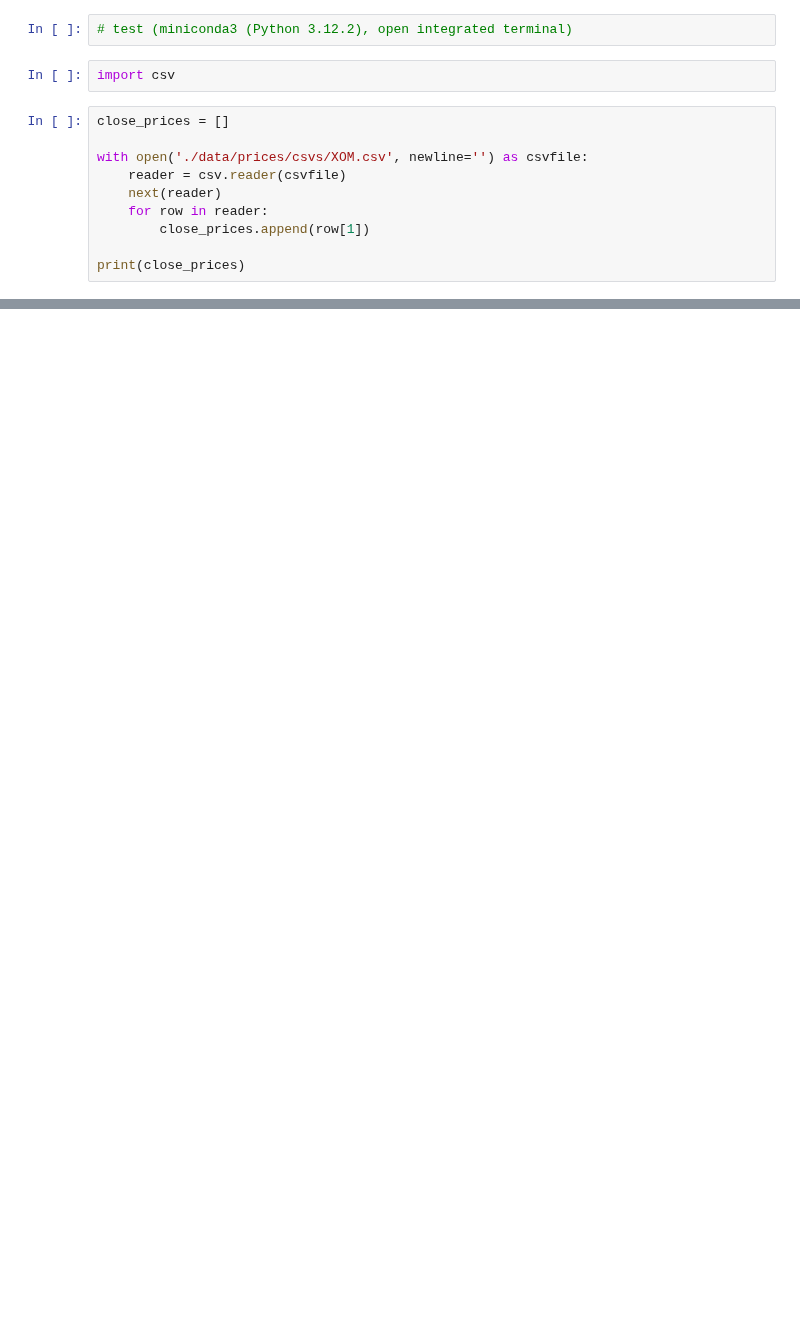
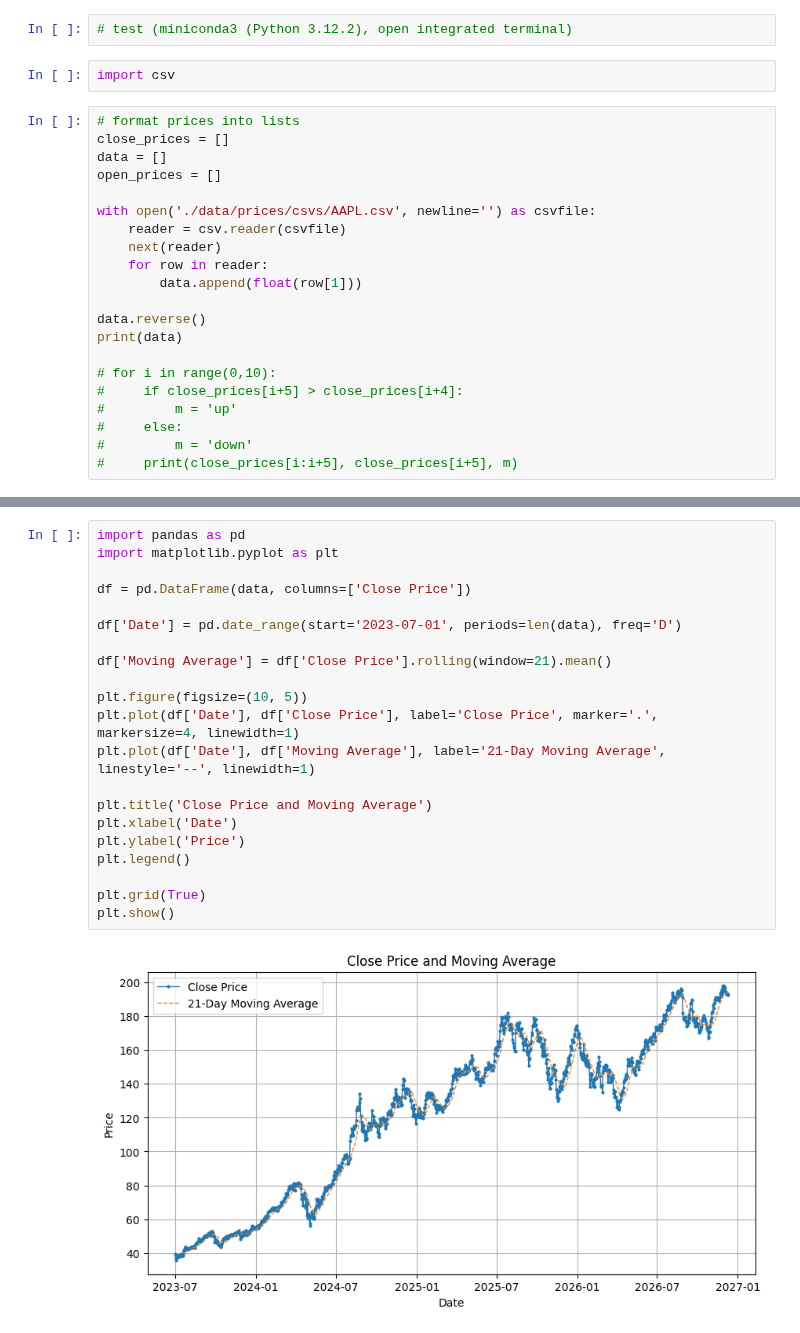
Before and after one commit to majanamyslowska/Thesis, a Jupyter notebook: test2.ipynb, the cells around one changed output, grey strips where cells are left out. Drawn from its saved outputs; the diff is of its cells as text; blank space fills up the shorter version.

```diff
--- a/test2.ipynb
+++ b/test2.ipynb
@@ -3,13 +3,24 @@
 # %%
 import csv
 # %%
+# format prices into lists
 close_prices = []
+data = []
+open_prices = []
 
-with open('./data/prices/csvs/XOM.csv', newline='') as csvfile:
+with open('./data/prices/csvs/AAPL.csv', newline='') as csvfile:
     reader = csv.reader(csvfile)
     next(reader)
     for row in reader:
-        close_prices.append(row[1])
+        data.append(float(row[1]))
 
-print(close_prices)
+data.reverse()
+print(data)
+
+# for i in range(0,10):
+#     if close_prices[i+5] > close_prices[i+4]:
+#         m = 'up'
+#     else:
+#         m = 'down'
+#     print(close_prices[i:i+5], close_prices[i+5], m)
 # %% [output]
@@ -16,0 +28,23 @@ ValueError: invalid literal for int() with base 10: '99.98'
+# %%
+import pandas as pd
+import matplotlib.pyplot as plt
+
+df = pd.DataFrame(data, columns=['Close Price'])
+
+df['Date'] = pd.date_range(start='2023-07-01', periods=len(data), freq='D')
+
+df['Moving Average'] = df['Close Price'].rolling(window=21).mean()
+
+plt.figure(figsize=(10, 5))
+plt.plot(df['Date'], df['Close Price'], label='Close Price', marker='.', markersize=4, linewidth=1)
+plt.plot(df['Date'], df['Moving Average'], label='21-Day Moving Average', linestyle='--', linewidth=1)
+
+plt.title('Close Price and Moving Average')
+plt.xlabel('Date')
+plt.ylabel('Price')
+plt.legend()
+
+plt.grid(True)
+plt.show()
+# %% [output]
+[figure, added]
```
Also changed, not shown: parts of 1 cell of this notebook.
